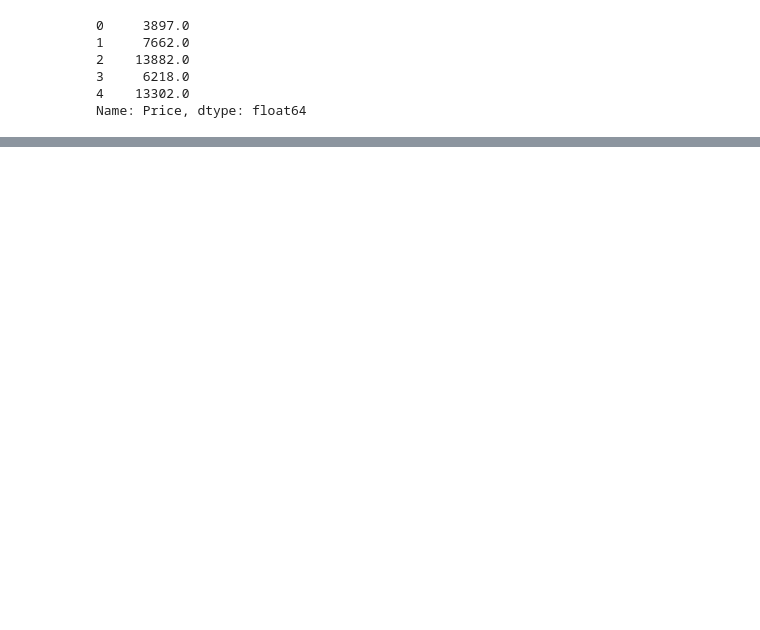
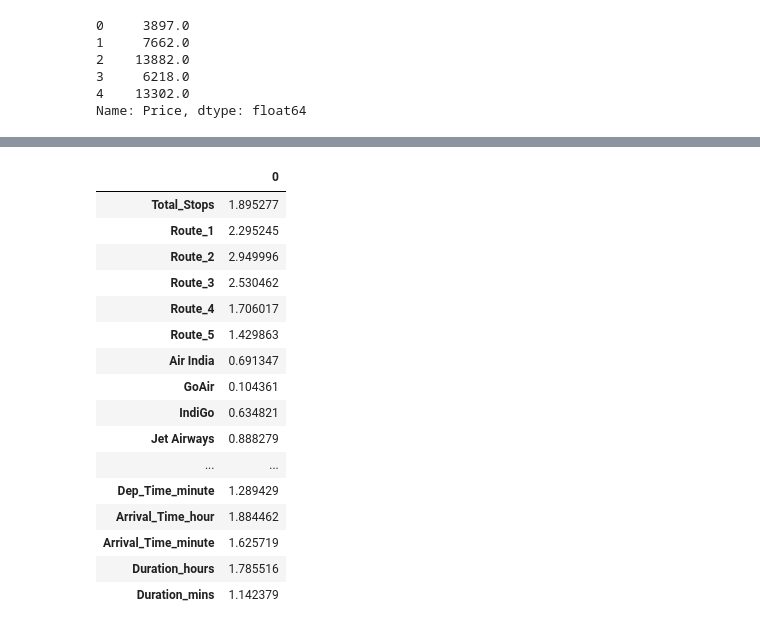
Before and after one commit to shihabrafio/Airlines_Tickets_Fare_Predictor, a Jupyter notebook: Airlines Ticket.ipynb, the cells around one changed output, grey strips where cells are left out. Drawn from its saved outputs; the diff is of its cells as text; code cells hidden in the pictures; blank space fills up the shorter version.

```diff
--- a/Airlines Ticket.ipynb
+++ b/Airlines Ticket.ipynb
@@ -646,0 +649,21 @@ Name: Price, dtype: float64
+# %%
+important=pd.DataFrame(mutual_info_classif(X,y),index=X.columns)
+important
+# %% [output]
+|  | 0 |
+| Total_Stops | 1.895277 |
+| Route_1 | 2.295245 |
+| Route_2 | 2.949996 |
+| Route_3 | 2.530462 |
+| Route_4 | 1.706017 |
+| Route_5 | 1.429863 |
+| Air India | 0.691347 |
+| GoAir | 0.104361 |
+| IndiGo | 0.634821 |
+| Jet Airways | 0.888279 |
+| ... | ... |
+| Dep_Time_minute | 1.289429 |
+| Arrival_Time_hour | 1.884462 |
+| Arrival_Time_minute | 1.625719 |
+| Duration_hours | 1.785516 |
+| Duration_mins | 1.142379 |
```
Also changed, not shown: parts of 10 cells of this notebook.
